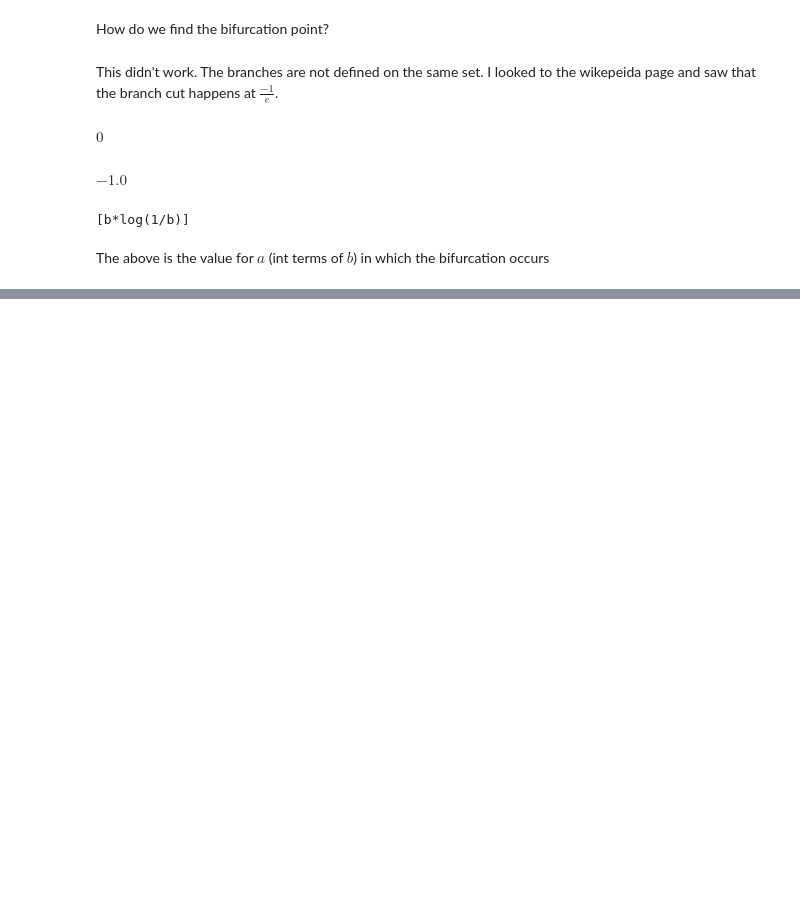
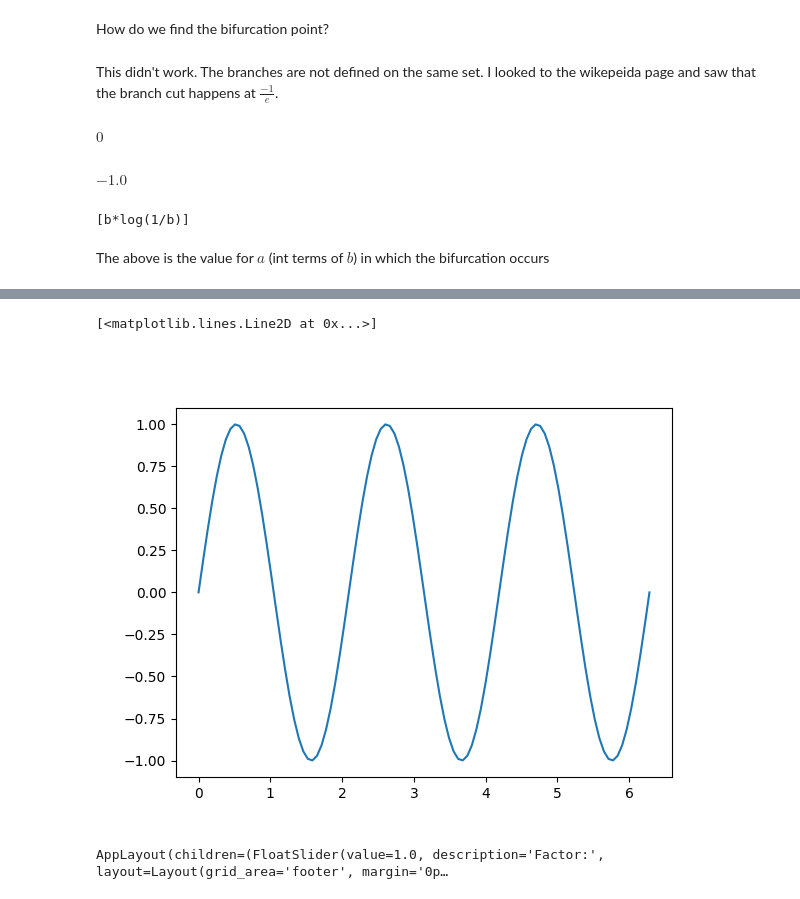
Before and after one commit to nurfnick/psychic-guide, a Jupyter notebook: Solvingw*.ipynb, the cells around one changed output, grey strips where cells are left out. Drawn from its saved outputs; the diff is of its cells as text; code cells hidden in the pictures; blank space fills up the shorter version.

Commit message:
I have the base for building the slider functionality

```diff
--- a/Solvingw*.ipynb
+++ b/Solvingw*.ipynb
@@ -105,0 +129,54 @@ The above is the value for $a$ (int terms of $b$) in which the bifurcation occur
+# %%
+%matplotlib ipympl
+import matplotlib.pyplot as plt
+import numpy as np
+
+fig, ax = plt.subplots()
+
+
+x = np.linspace(0, 2*np.pi, 100)
+y = np.sin(3*x)
+ax.plot(x, y)
+# %% [output]
+[<matplotlib.lines.Line2D at 0x...>]
+[figure, added]
+# %%
+from ipywidgets import AppLayout, FloatSlider
+
+plt.ioff()
+
+slider = FloatSlider(
+    orientation='horizontal',
+    description='Factor:',
+    value=1.0,
+    min=0.02,
+    max=2.0
+)
+
+slider.layout.margin = '0px 30% 0px 30%'
+slider.layout.width = '40%'
+
+fig = plt.figure()
+fig.canvas.header_visible = False
+fig.canvas.layout.min_height = '400px'
+plt.title('Plotting: y=sin({} * x)'.format(slider.value))
+
+x = np.linspace(0, 20, 500)
+
+lines = plt.plot(x, np.sin(slider.value * x))
+
+def update_lines(change):
+    plt.title('Plotting: y=sin({} * x)'.format(change.new))
+    lines[0].set_data(x, np.sin(change.new * x))
+    fig.canvas.draw()
+    fig.canvas.flush_events()
+
+slider.observe(update_lines, names='value')
+
+AppLayout(
+    center=fig.canvas,
+    footer=slider,
+    pane_heights=[0, 6, 1]
+)
+# %% [output]
+AppLayout(children=(FloatSlider(value=1.0, description='Factor:', layout=Layout(grid_area='footer', margin='0p…
```
Also changed, not shown: parts of 2 cells of this notebook.
